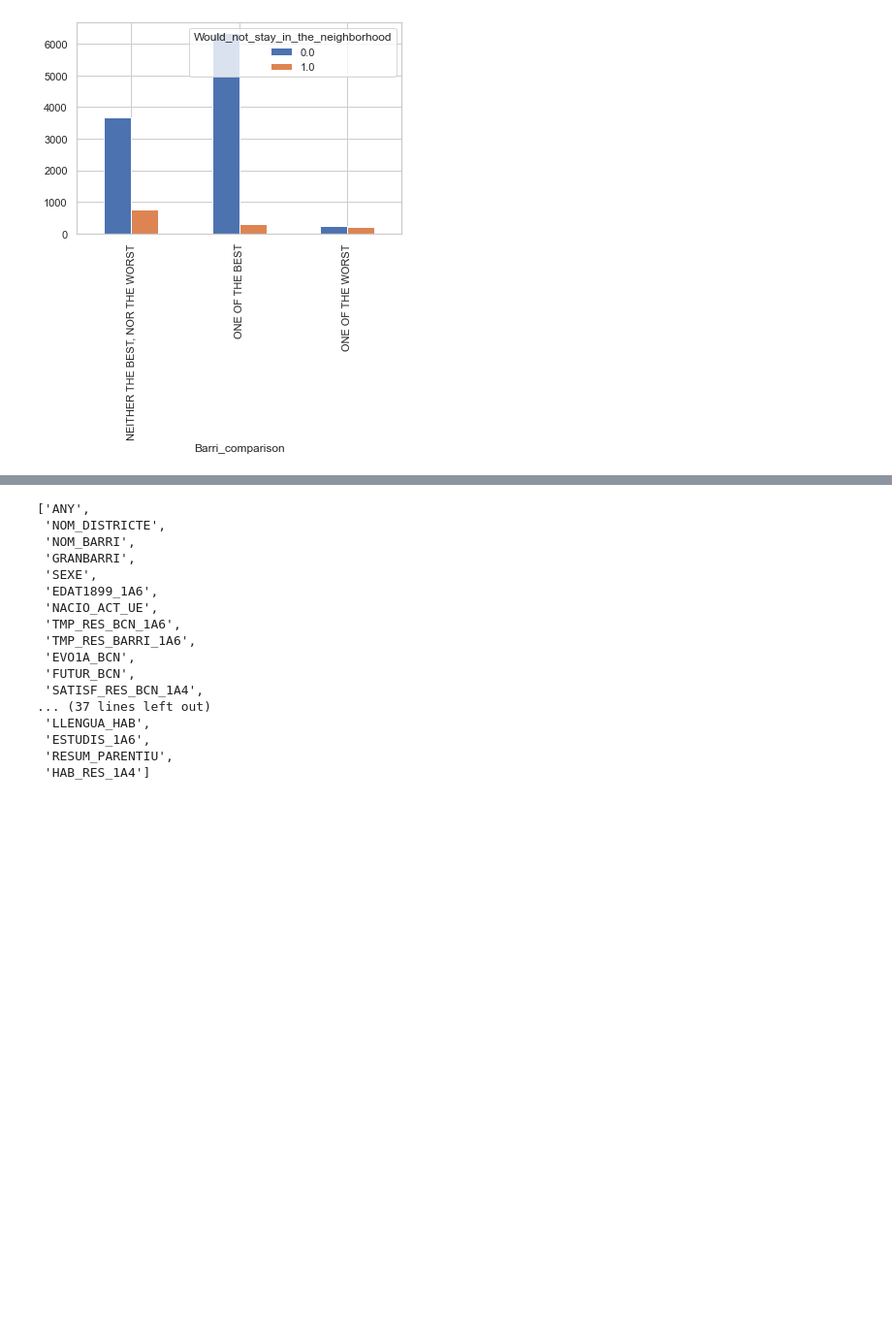
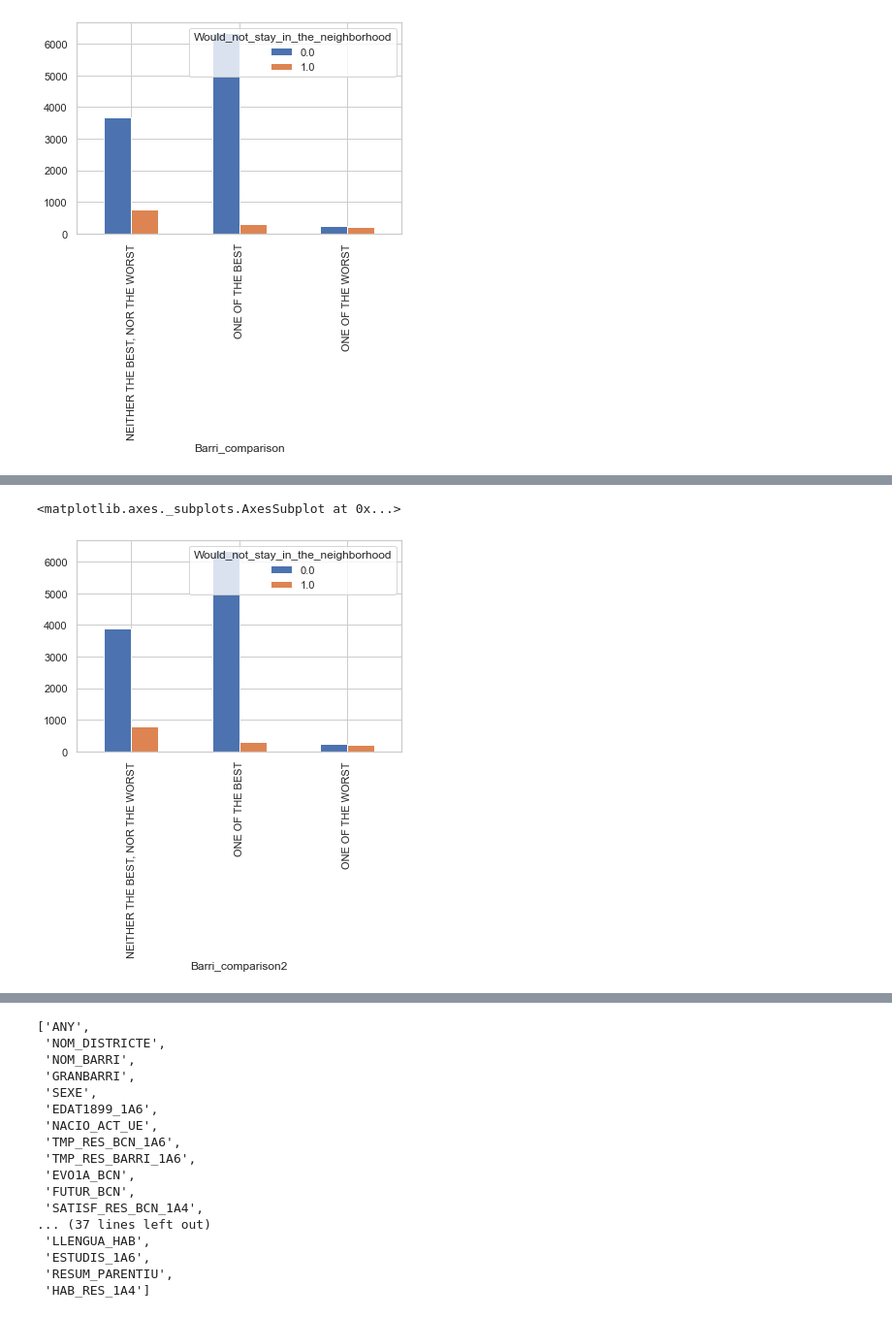
Before and after one commit to abednarczuk/MasterThesis, a Jupyter notebook: 01_Survey_data_EDA.ipynb, the cells around one changed output, grey strips where cells are left out. Shown at 97% size. Drawn from its saved outputs; the diff is of its cells as text; code cells hidden in the pictures; blank space fills up the shorter version.

```diff
--- a/01_Survey_data_EDA.ipynb
+++ b/01_Survey_data_EDA.ipynb
@@ -750,3 +793,17 @@ table.plot(kind='bar')
+# %%
+# Replacing "I DON'T KNOW" answer with the 'neutral' response "NEITHER THE BEST, NOR THE WORST"
+data_prep2 = {'NEITHER THE BEST, NOR THE WORST': 'NEITHER THE BEST, NOR THE WORST',
+             'ONE OF THE BEST': 'ONE OF THE BEST',
+             'ONE OF THE WORST': 'ONE OF THE WORST',
+             "I DON'T KNOW": 'NEITHER THE BEST, NOR THE WORST',
+             'NO ANSWER': np.nan}
+data['Barri_comparison2'] = [data_prep2[i] for i in data['COMPARA_BARRI']]
+# %%
+table = pd.crosstab(data.Barri_comparison2, data.Would_not_stay_in_the_neighborhood)
+table.plot(kind='bar')
+# %% [output]
+<matplotlib.axes._subplots.AxesSubplot at 0x...>
+[figure, added]
 # %%
 table.div(table.sum(1).astype(float), axis=0).plot(kind='bar', stacked=True)
 # %% [output]
```
Also changed, not shown: parts of 36 cells of this notebook, 3 other files.
